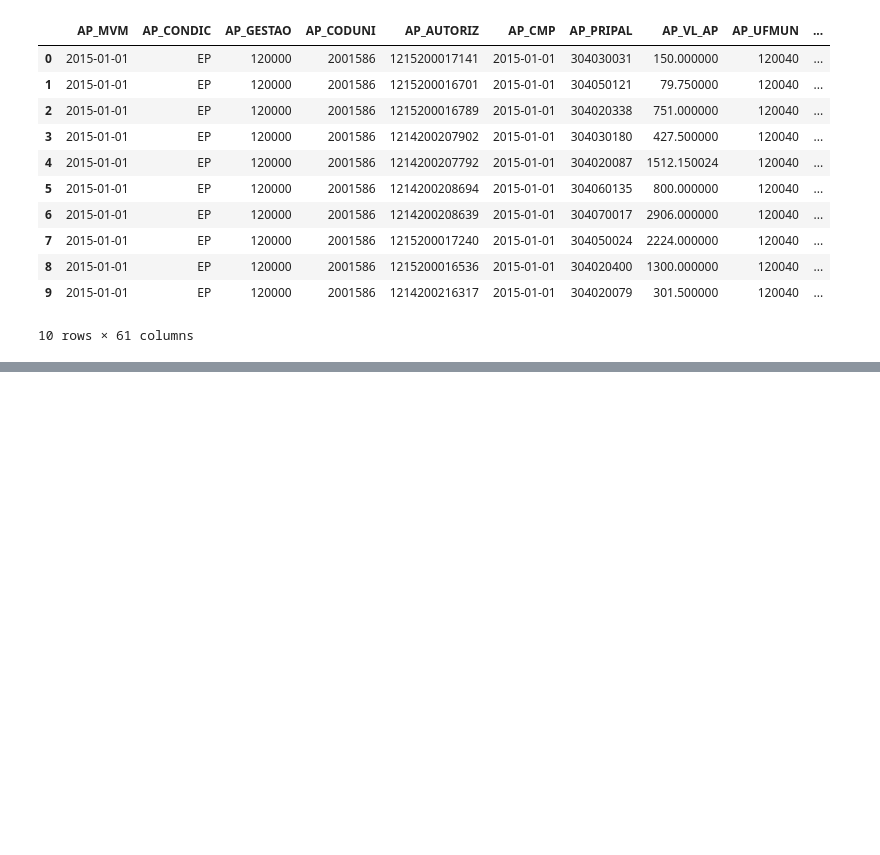
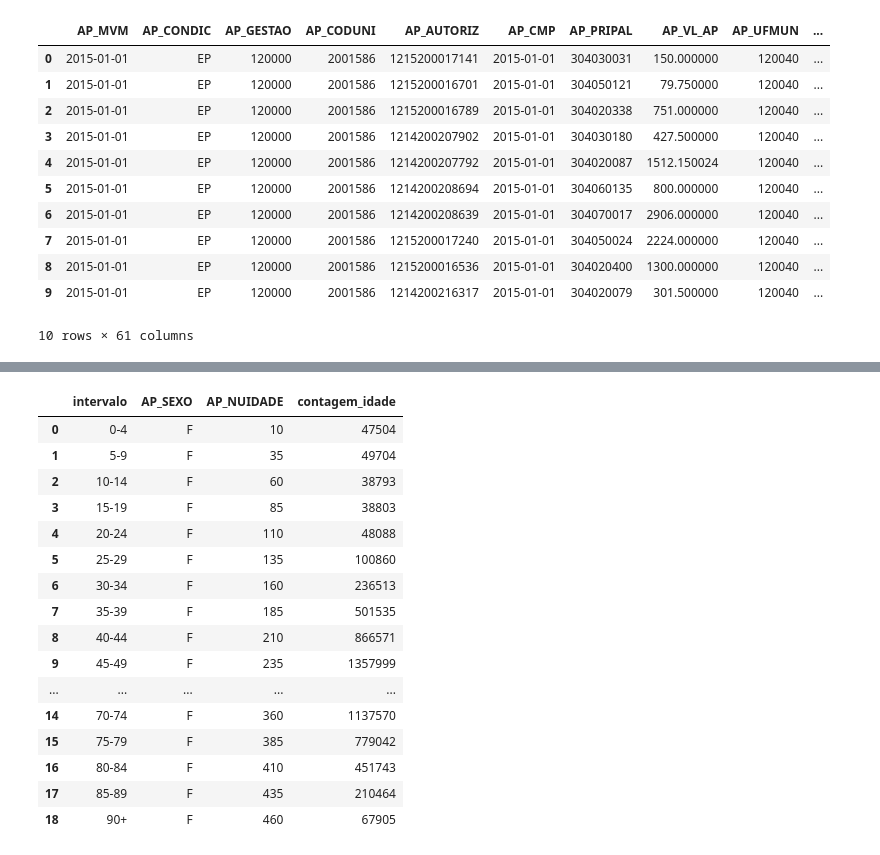
Before and after one commit to leandroladislau/DATASUS, a Jupyter notebook: Analise/Analise_datasus_1.ipynb, the cells around one changed output, grey strips where cells are left out. Drawn from its saved outputs; the diff is of its cells as text; code cells hidden in the pictures; blank space fills up the shorter version.

```diff
--- a/Analise/Analise_datasus_1.ipynb
+++ b/Analise/Analise_datasus_1.ipynb
@@ -356,0 +369,9 @@ df.limit(10).toPandas()
+# %%
+# Contagem de pacientes por idade
+idade = df.groupBy(["AP_NUIDADE", "AP_SEXO"]).agg(F.count("AP_NUIDADE").alias("contagem_idade")).sort(["AP_SEXO", "AP_NUIDADE"]).toPandas()
+# %%
+# Contagem de idade por intervalo de idade
+import pandas as pd
+age_bins = [0, 4,  9, 14, 19, 24, 29, 34, 39, 44, 49, 54, 59, 64, 69, 74, 79, 84, 89, 94]
+age_bracket = ["0-4", "5-9", "10-14", "15-19", "20-24", "25-29", "30-34", "35-39", "40-44", "45-49", "50-54", "55-59", "60-64", "65-69", "70-74", "75-79", "80-84", "85-89", "90+"]
+idade["intervalo"] = pd.cut(idade.AP_NUIDADE, bins = age_bins, labels=age_bracket)
@@ -356,0 +395,25 @@ df.limit(10).toPandas()
+# %%
+idade_F = idade[idade.AP_SEXO == "F"]
+idade_M = idade[idade.AP_SEXO == "M"]
+# %%
+# Agrupar as idades por intervalo e somando
+idade_F = idade_F.groupby(["intervalo", "AP_SEXO"]).sum().reset_index()
+idade_F
+# %% [output]
+|  | intervalo | AP_SEXO | AP_NUIDADE | contagem_idade |
+| 0 | 0-4 | F | 10 | 47504 |
+| 1 | 5-9 | F | 35 | 49704 |
+| 2 | 10-14 | F | 60 | 38793 |
+| 3 | 15-19 | F | 85 | 38803 |
+| 4 | 20-24 | F | 110 | 48088 |
+| 5 | 25-29 | F | 135 | 100860 |
+| 6 | 30-34 | F | 160 | 236513 |
+| 7 | 35-39 | F | 185 | 501535 |
+| 8 | 40-44 | F | 210 | 866571 |
+| 9 | 45-49 | F | 235 | 1357999 |
+| ... | ... | ... | ... | ... |
+| 14 | 70-74 | F | 360 | 1137570 |
+| 15 | 75-79 | F | 385 | 779042 |
+| 16 | 80-84 | F | 410 | 451743 |
+| 17 | 85-89 | F | 435 | 210464 |
+| 18 | 90+ | F | 460 | 67905 |
```
Also changed, not shown: parts of 55 cells of this notebook.
